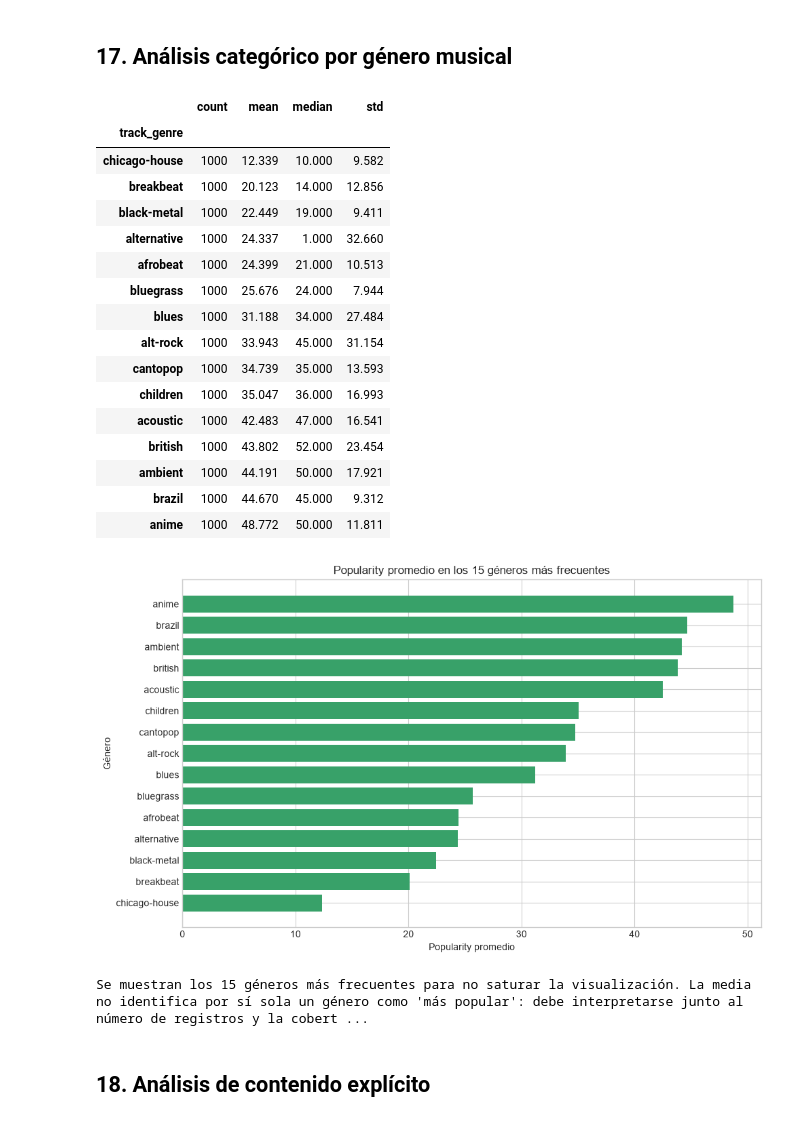
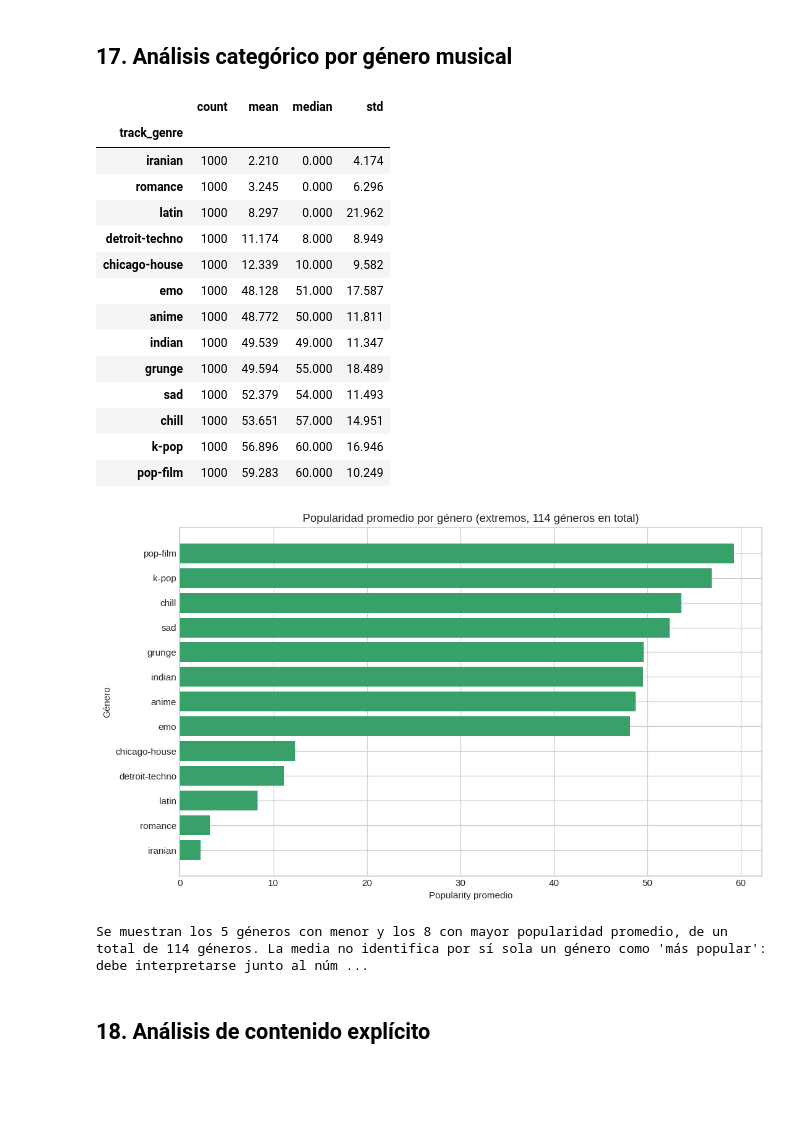
Before and after one commit to BRomanman/Spotify_EP1_Proyecto, a Jupyter notebook: notebooks/EP1_Caso_C_Spotify_Informe.ipynb, the cells around one changed output. Drawn from its saved outputs; the diff is of its cells as text; code cells hidden in the pictures; blank space fills up the shorter version.

```diff
--- a/notebooks/EP1_Caso_C_Spotify_Informe.ipynb
+++ b/notebooks/EP1_Caso_C_Spotify_Informe.ipynb
@@ -428,36 +457,43 @@ Se usa una muestra reproducible para mantener los gráficos legibles; las correl
 # %% [markdown]
 ## 17. Análisis categórico por género musical
 # %%
-genre_summary = df.groupby("track_genre", observed=False)["popularity"].agg(["count", "mean", "median", "std"]).sort_values("count", ascending=False) if "track_genre" in df else pd.DataFrame()
-top_genres = genre_summary.head(15).sort_values("mean")
-display(top_genres)
+genre_summary = df.groupby("track_genre", observed=False)["popularity"].agg(["count", "mean", "median", "std"]) if "track_genre" in df else pd.DataFrame()
+genre_by_mean = genre_summary.sort_values("mean")
+
+n_bajos, n_altos = 5, 8
+extremos = pd.concat([genre_by_mean.head(n_bajos), genre_by_mean.tail(n_altos)]).sort_values("mean")
+display(extremos)
+
+total_generos = genre_summary.shape[0]
 plt.figure(figsize=(10, 6))
-plt.barh(top_genres.index.astype(str), top_genres["mean"], color="#38a169")
-plt.title("Popularity promedio en los 15 géneros más frecuentes")
+plt.barh(extremos.index.astype(str), extremos["mean"], color="#38a169")
+plt.title(f"Popularidad promedio por género (extremos, {total_generos} géneros en total)")
 plt.xlabel("Popularity promedio")
 plt.ylabel("Género")
 plt.tight_layout(); plt.show()
-print("Se muestran los 15 géneros más frecuentes para no saturar la visualización. La media no identifica por sí sola un género como 'más popular': debe interpretarse junto al número de registros y la cobertura del dataset.")
+print(
+    f"Se muestran los {n_bajos} géneros con menor y los {n_altos} con mayor popularidad promedio, "
+    f"de un total de {total_generos} géneros. La media no identifica por sí sola un género como 'más "
+    "popular': debe interpretarse junto al número de registros y la cobertura del dataset."
+)
 # %% [output]
 |  | count | mean | median | std |
 | track_genre |  |  |  |  |
+| iranian | 1000 | 2.210 | 0.000 | 4.174 |
+| romance | 1000 | 3.245 | 0.000 | 6.296 |
+| latin | 1000 | 8.297 | 0.000 | 21.962 |
+| detroit-techno | 1000 | 11.174 | 8.000 | 8.949 |
 | chicago-house | 1000 | 12.339 | 10.000 | 9.582 |
-| breakbeat | 1000 | 20.123 | 14.000 | 12.856 |
-| black-metal | 1000 | 22.449 | 19.000 | 9.411 |
-| alternative | 1000 | 24.337 | 1.000 | 32.660 |
-| afrobeat | 1000 | 24.399 | 21.000 | 10.513 |
-| bluegrass | 1000 | 25.676 | 24.000 | 7.944 |
-| blues | 1000 | 31.188 | 34.000 | 27.484 |
-| alt-rock | 1000 | 33.943 | 45.000 | 31.154 |
-| cantopop | 1000 | 34.739 | 35.000 | 13.593 |
-| children | 1000 | 35.047 | 36.000 | 16.993 |
-| acoustic | 1000 | 42.483 | 47.000 | 16.541 |
-| british | 1000 | 43.802 | 52.000 | 23.454 |
-| ambient | 1000 | 44.191 | 50.000 | 17.921 |
-| brazil | 1000 | 44.670 | 45.000 | 9.312 |
+| emo | 1000 | 48.128 | 51.000 | 17.587 |
 | anime | 1000 | 48.772 | 50.000 | 11.811 |
+| indian | 1000 | 49.539 | 49.000 | 11.347 |
+| grunge | 1000 | 49.594 | 55.000 | 18.489 |
+| sad | 1000 | 52.379 | 54.000 | 11.493 |
+| chill | 1000 | 53.651 | 57.000 | 14.951 |
+| k-pop | 1000 | 56.896 | 60.000 | 16.946 |
+| pop-film | 1000 | 59.283 | 60.000 | 10.249 |
-[figure, old version]
+[figure, new version]
-Se muestran los 15 géneros más frecuentes para no saturar la visualización. La media no identifica por sí sola un género como 'más popular': debe interpretarse junto al número de registros y la cobert ...
+Se muestran los 5 géneros con menor y los 8 con mayor popularidad promedio, de un total de 114 géneros. La media no identifica por sí sola un género como 'más popular': debe interpretarse junto al núm ...
 # %% [markdown]
 ## 18. Análisis de contenido explícito
 # %%
```
Also changed, not shown: parts of 20 cells of this notebook, 2 other files.
